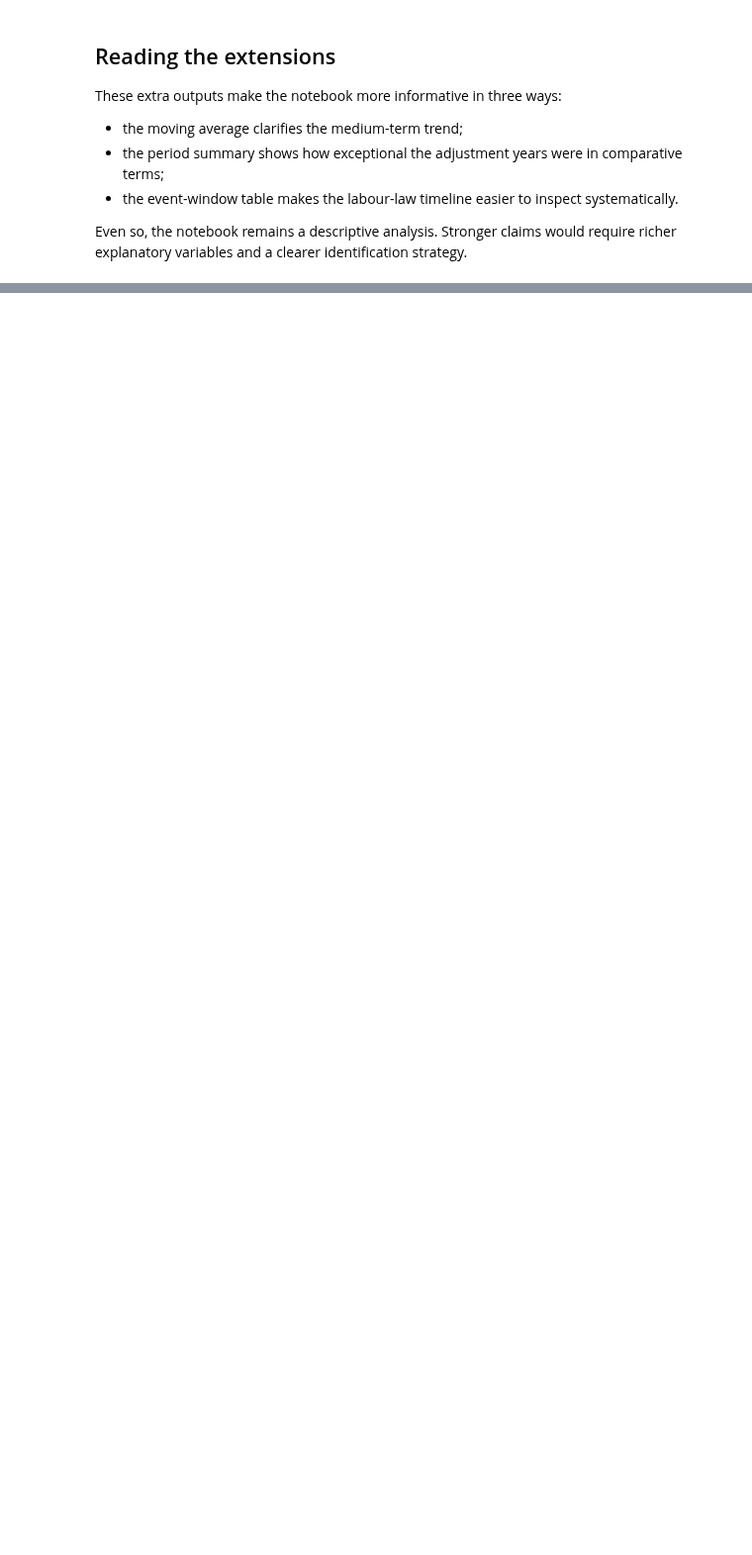
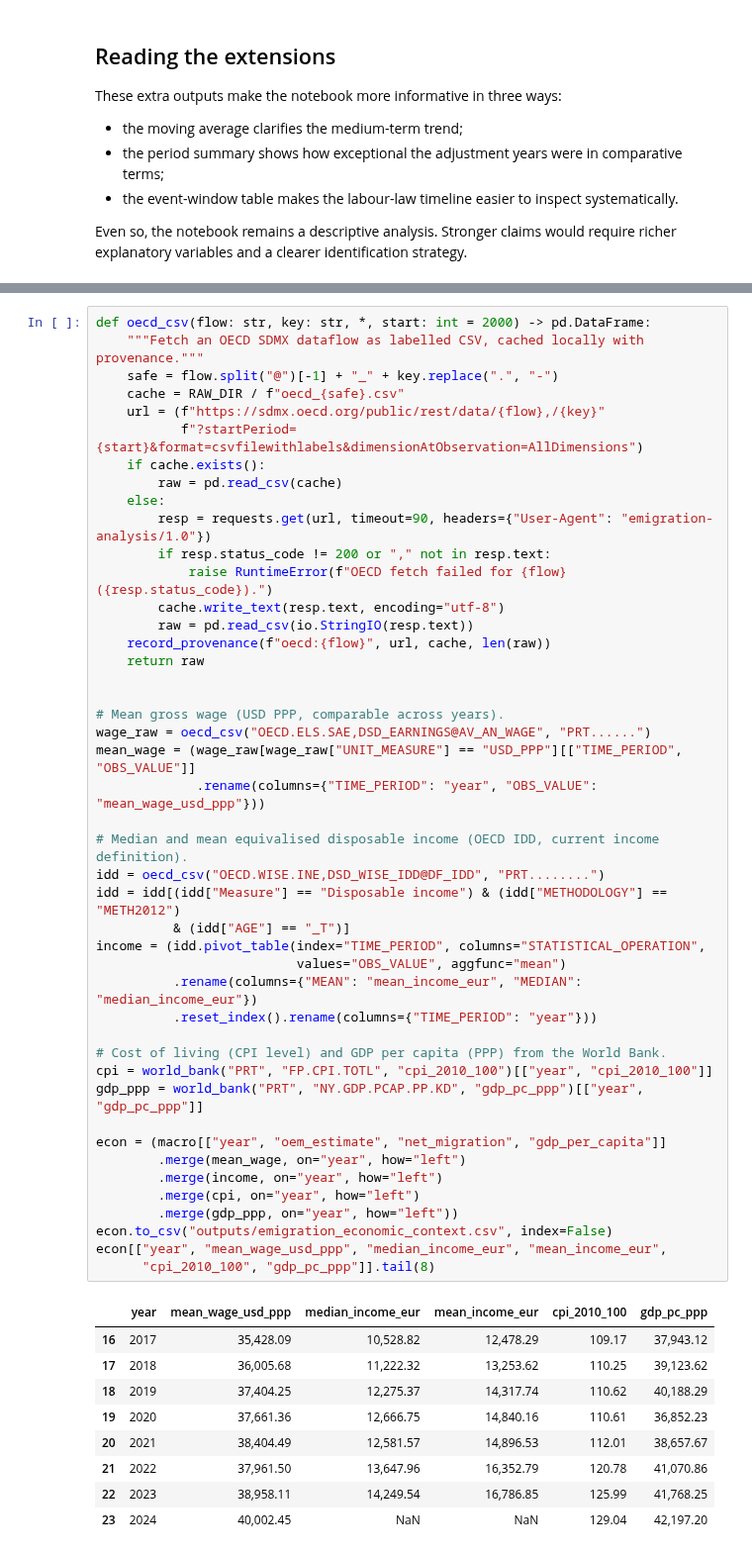
Before and after one commit to DiogoRibeiro7/ds-projects-portfolio, a Jupyter notebook: projects/portuguese_emigration_crises_labour_law/portuguese_emigration_crises_labour_law.ipynb, the cells around one changed output, grey strips where cells are left out. Shown at 99% size. Drawn from its saved outputs; the diff is of its cells as text; blank space fills up the shorter version.

```diff
--- a/projects/portuguese_emigration_crises_labour_law/portuguese_emigration_crises_labour_law.ipynb
+++ b/projects/portuguese_emigration_crises_labour_law/portuguese_emigration_crises_labour_law.ipynb
@@ -1206,0 +978,55 @@ avoid inventing structure the source does not provide.
+# %%
+def oecd_csv(flow: str, key: str, *, start: int = 2000) -> pd.DataFrame:
+    """Fetch an OECD SDMX dataflow as labelled CSV, cached locally with provenance."""
+    safe = flow.split("@")[-1] + "_" + key.replace(".", "-")
+    cache = RAW_DIR / f"oecd_{safe}.csv"
+    url = (f"https://sdmx.oecd.org/public/rest/data/{flow},/{key}"
+           f"?startPeriod={start}&format=csvfilewithlabels&dimensionAtObservation=AllDimensions")
+    if cache.exists():
+        raw = pd.read_csv(cache)
+    else:
+        resp = requests.get(url, timeout=90, headers={"User-Agent": "emigration-analysis/1.0"})
+        if resp.status_code != 200 or "," not in resp.text:
+            raise RuntimeError(f"OECD fetch failed for {flow} ({resp.status_code}).")
+        cache.write_text(resp.text, encoding="utf-8")
+        raw = pd.read_csv(io.StringIO(resp.text))
+    record_provenance(f"oecd:{flow}", url, cache, len(raw))
+    return raw
+
+
+# Mean gross wage (USD PPP, comparable across years).
+wage_raw = oecd_csv("OECD.ELS.SAE,DSD_EARNINGS@AV_AN_WAGE", "PRT......")
+mean_wage = (wage_raw[wage_raw["UNIT_MEASURE"] == "USD_PPP"][["TIME_PERIOD", "OBS_VALUE"]]
+             .rename(columns={"TIME_PERIOD": "year", "OBS_VALUE": "mean_wage_usd_ppp"}))
+
+# Median and mean equivalised disposable income (OECD IDD, current income definition).
+idd = oecd_csv("OECD.WISE.INE,DSD_WISE_IDD@DF_IDD", "PRT........")
+idd = idd[(idd["Measure"] == "Disposable income") & (idd["METHODOLOGY"] == "METH2012")
+          & (idd["AGE"] == "_T")]
+income = (idd.pivot_table(index="TIME_PERIOD", columns="STATISTICAL_OPERATION",
+                          values="OBS_VALUE", aggfunc="mean")
+          .rename(columns={"MEAN": "mean_income_eur", "MEDIAN": "median_income_eur"})
+          .reset_index().rename(columns={"TIME_PERIOD": "year"}))
+
+# Cost of living (CPI level) and GDP per capita (PPP) from the World Bank.
+cpi = world_bank("PRT", "FP.CPI.TOTL", "cpi_2010_100")[["year", "cpi_2010_100"]]
+gdp_ppp = world_bank("PRT", "NY.GDP.PCAP.PP.KD", "gdp_pc_ppp")[["year", "gdp_pc_ppp"]]
+
+econ = (macro[["year", "oem_estimate", "net_migration", "gdp_per_capita"]]
+        .merge(mean_wage, on="year", how="left")
+        .merge(income, on="year", how="left")
+        .merge(cpi, on="year", how="left")
+        .merge(gdp_ppp, on="year", how="left"))
+econ.to_csv("outputs/emigration_economic_context.csv", index=False)
+econ[["year", "mean_wage_usd_ppp", "median_income_eur", "mean_income_eur",
+      "cpi_2010_100", "gdp_pc_ppp"]].tail(8)
+# %% [output]
+|  | year | mean_wage_usd_ppp | median_income_eur | mean_income_eur | cpi_2010_100 | gdp_pc_ppp |
+| 16 | 2017 | 35,428.09 | 10,528.82 | 12,478.29 | 109.17 | 37,943.12 |
+| 17 | 2018 | 36,005.68 | 11,222.32 | 13,253.62 | 110.25 | 39,123.62 |
+| 18 | 2019 | 37,404.25 | 12,275.37 | 14,317.74 | 110.62 | 40,188.29 |
+| 19 | 2020 | 37,661.36 | 12,666.75 | 14,840.16 | 110.61 | 36,852.23 |
+| 20 | 2021 | 38,404.49 | 12,581.57 | 14,896.53 | 112.01 | 38,657.67 |
+| 21 | 2022 | 37,961.50 | 13,647.96 | 16,352.79 | 120.78 | 41,070.86 |
+| 22 | 2023 | 38,958.11 | 14,249.54 | 16,786.85 | 125.99 | 41,768.25 |
+| 23 | 2024 | 40,002.45 | NaN | NaN | 129.04 | 42,197.20 |
```
Also changed, not shown: parts of 40 cells of this notebook, 1 other file.
